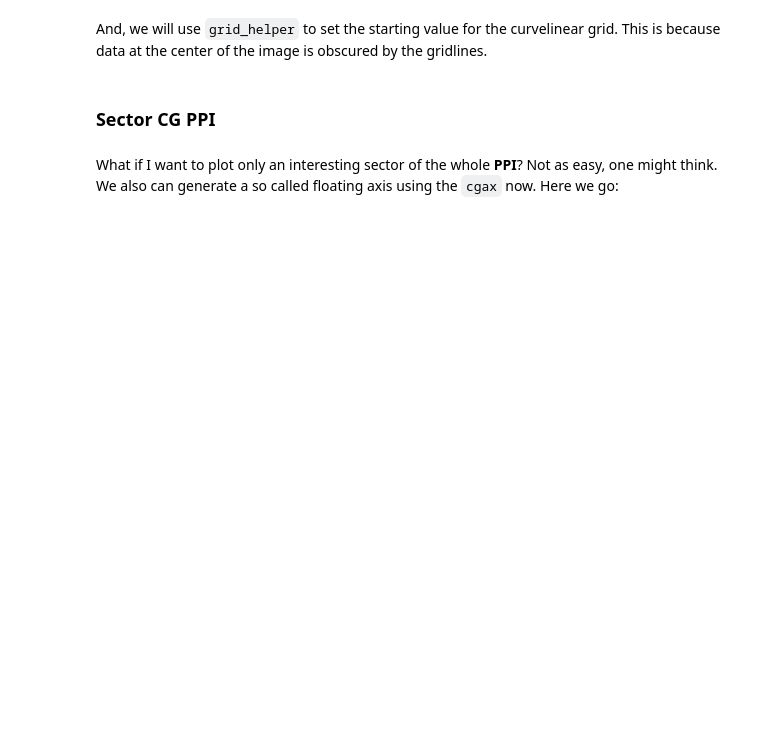
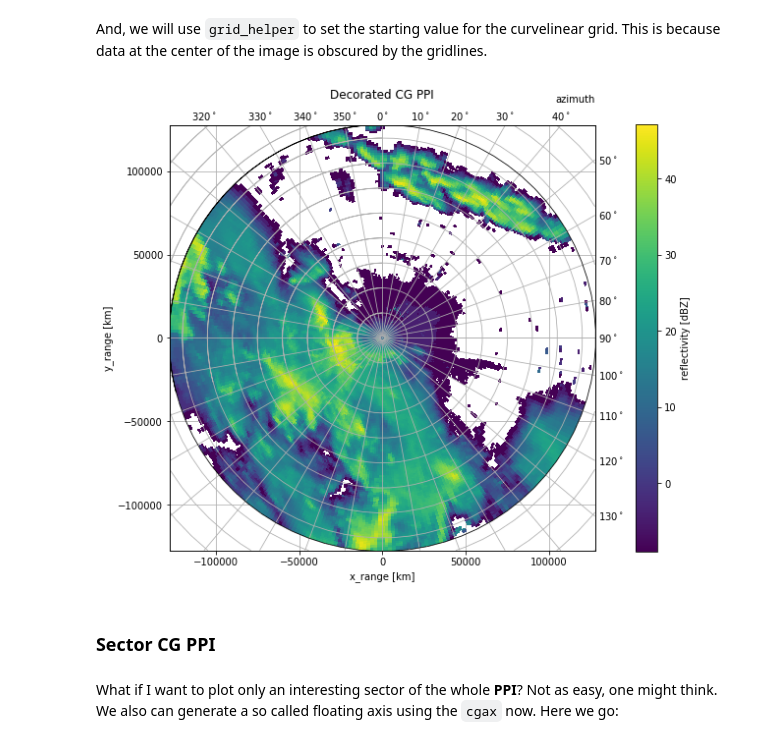
Before and after one commit to wradlib/wradlib-notebooks, a Jupyter notebook: notebooks/visualisation/wradlib_plot_curvelinear_grids.ipynb, the cells around one changed output. Drawn from its saved outputs; the diff is of its cells as text; code cells hidden in the pictures; blank space fills up the shorter version.

```diff
--- a/notebooks/visualisation/wradlib_plot_curvelinear_grids.ipynb
+++ b/notebooks/visualisation/wradlib_plot_curvelinear_grids.ipynb
@@ -122,23 +131,24 @@ cbar.set_label('reflectivity [dBZ]')
 And, we will use `grid_helper` to set the starting value for the curvelinear grid. This is because data at the center of the image is obscured by the gridlines.
 # %%
 fig = pl.figure(figsize=(10,8))
-cgax, pm = wrl.vis.plot_ppi(ma, r, az, autoext=True,
-                            fig=fig, refrac=False, cg=True)
+cgax, pm = wrl.vis.plot_ppi(ma, r=r, az=az, fig=fig, cg=True)
 caax = cgax.parasites[0]
 t = pl.title('Decorated CG PPI')
 t.set_y(1.05)
 cbar = pl.gcf().colorbar(pm, pad=0.075)
 caax.set_xlabel('x_range [km]')
 caax.set_ylabel('y_range [km]')
 pl.text(1.0, 1.05, 'azimuth', transform=caax.transAxes, va='bottom',
         ha='right')
 cbar.set_label('reflectivity [dBZ]')
 
 # set appropriate value for lat_minmax
 gh = cgax.get_grid_helper()
 latlim = gh.grid_finder.extreme_finder.lat_minmax
 latlim = (15, latlim[1])
 gh.grid_finder.extreme_finder.lat_minmax = latlim
+# %% [output]
+[figure, added]
 # %% [markdown]
 ### Sector CG PPI
 # %% [markdown]
```
Also changed, not shown: parts of 11 cells of this notebook, 3 other files.
